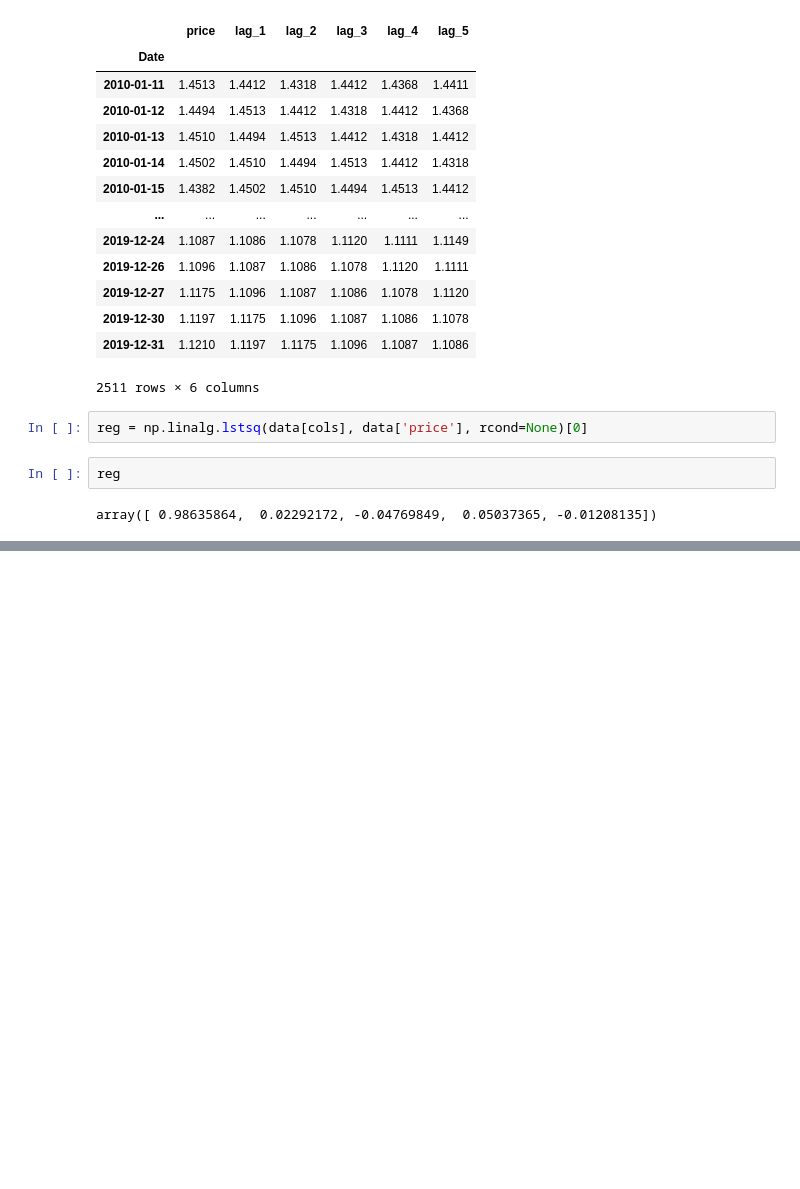
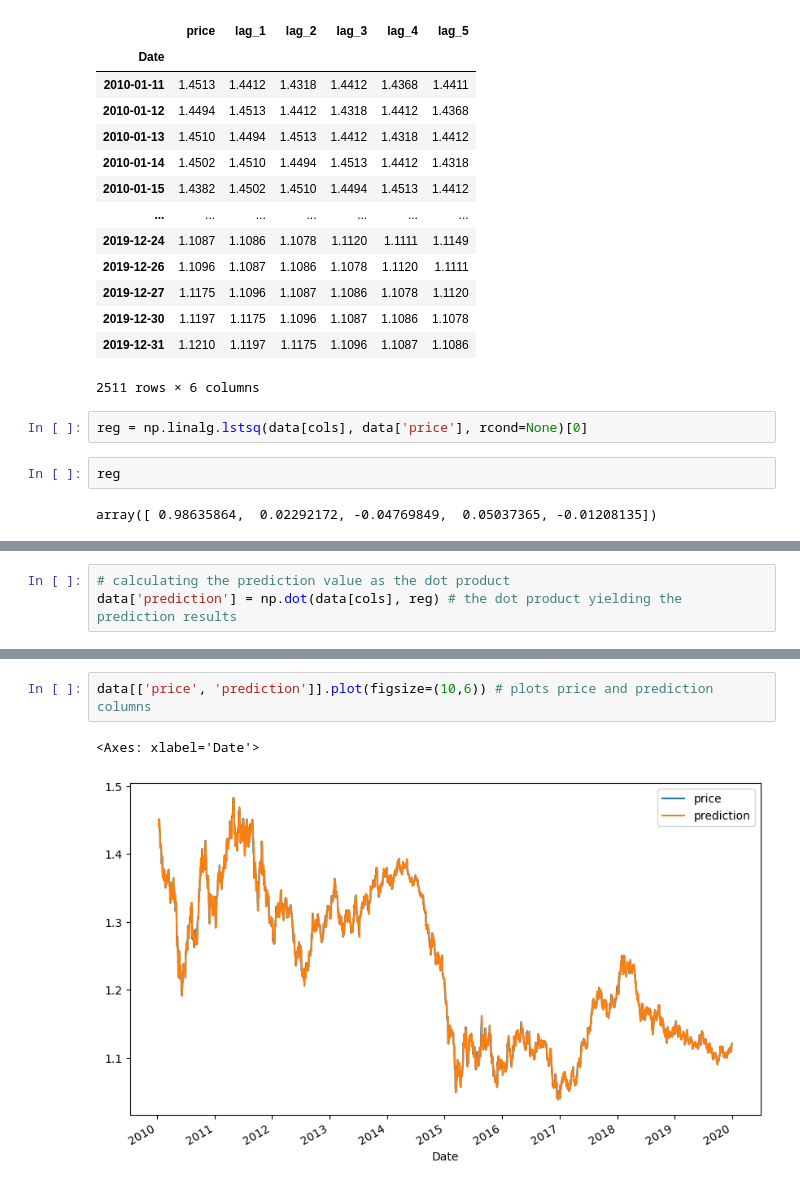
Before and after one commit to mindeleven/Analyzing-financial-data-with-python-and-rust, a Jupyter notebook: algorithmic_trading/algorithmic-trading-hilpisch/python_for_algorithmic_trading/ch05_Predicting_Market_Movements_with_ML/02_predicting_index_levels.ipynb, the cells around one changed output, grey strips where cells are left out. Saved outputs shown, nothing was run; the diff lists cells and outputs as text; blank space fills up the shorter version.

Commit message:
Plotting the EUR/USD exchange rate and the predicted values

```diff
--- a/algorithmic_trading/algorithmic-trading-hilpisch/python_for_algorithmic_trading/ch05_Predicting_Market_Movements_with_ML/02_predicting_index_levels.ipynb
+++ b/algorithmic_trading/algorithmic-trading-hilpisch/python_for_algorithmic_trading/ch05_Predicting_Market_Movements_with_ML/02_predicting_index_levels.ipynb
@@ -130,0 +133,3 @@ array([ 0.98635864,  0.02292172, -0.04769849,  0.05037365, -0.01208135])
+# %%
+# calculating the prediction value as the dot product
+data['prediction'] = np.dot(data[cols], reg) # the dot product yielding the prediction results
@@ -130,0 +153,5 @@ array([ 0.98635864,  0.02292172, -0.04769849,  0.05037365, -0.01208135])
+# %%
+data[['price', 'prediction']].plot(figsize=(10,6)) # plots price and prediction columns
+# %% [output]
+<Axes: xlabel='Date'>
+[figure, added]
```
Also changed, not shown: parts of 4 cells of this notebook.
